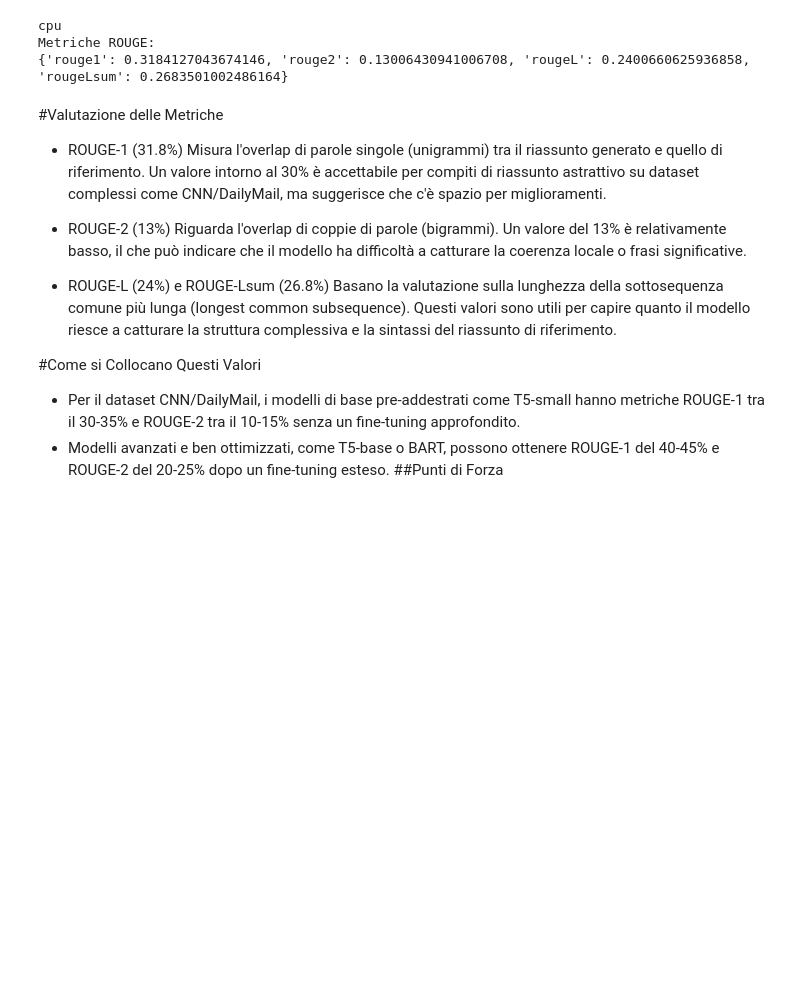
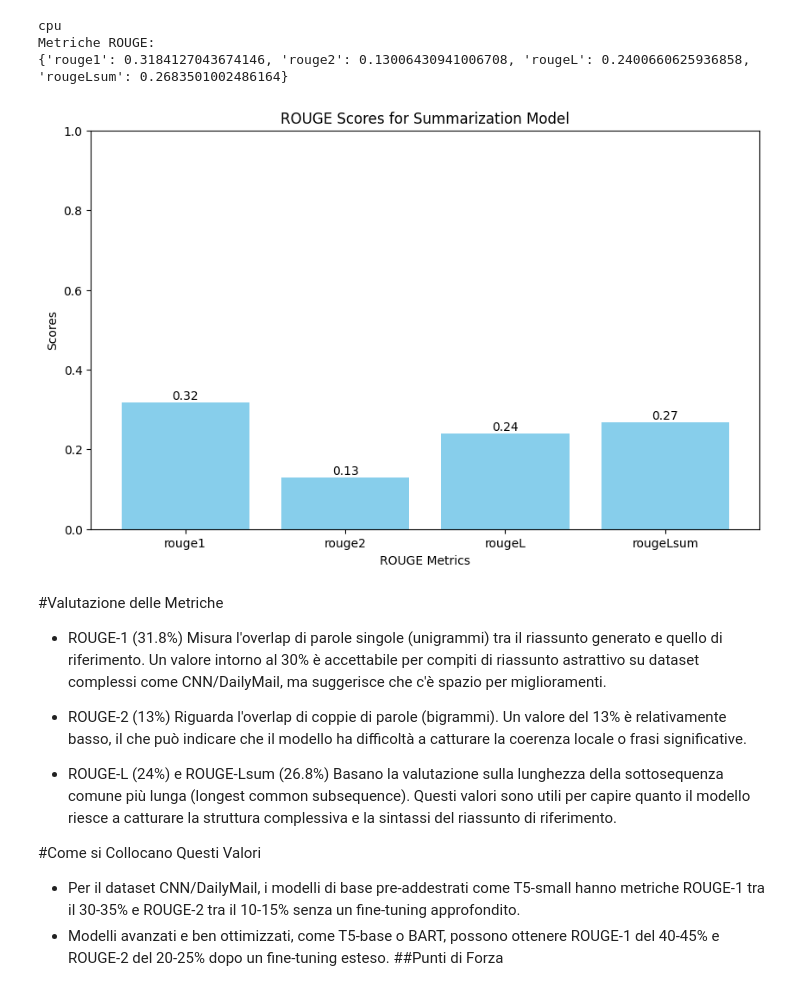
Before and after one commit to davidmegli/text-summarization, a Jupyter notebook: text-summarization.ipynb, the cells around one changed output. Cells and saved outputs as stored; diff of their text form; code cells hidden in the pictures; blank space fills up the shorter version.

Commit message:
added scores plot

```diff
--- a/text-summarization.ipynb
+++ b/text-summarization.ipynb
@@ -467,6 +467,29 @@ print(scores)
 cpu
 Metriche ROUGE:
 {'rouge1': 0.3184127043674146, 'rouge2': 0.13006430941006708, 'rougeL': 0.2400660625936858, 'rougeLsum': 0.2683501002486164}
+# %%
+# prompt: plot scores
+
+import matplotlib.pyplot as plt
+
+# Assuming 'scores' is a dictionary as returned by rouge.compute()
+# Example: scores = {'rouge1': 0.45, 'rouge2': 0.23, 'rougeL': 0.38, 'rougeLsum': 0.42}
+
+metrics = list(scores.keys())
+values = list(scores.values())
+
+plt.figure(figsize=(10, 6))
+plt.bar(metrics, values, color='skyblue')
+plt.xlabel("ROUGE Metrics")
+plt.ylabel("Scores")
+# print values in plot
+for i, v in enumerate(values):
+    plt.text(i, v, str(round(v, 2)), ha='center', va='bottom')
+plt.title("ROUGE Scores for Summarization Model")
+plt.ylim(0, 1)  # Set y-axis limit to 0-1 for ROUGE scores
+plt.show()
+# %% [output]
+[figure, added]
 # %% [markdown]
 #Valutazione delle Metriche
 - ROUGE-1 (31.8%)
```
Also changed, not shown: parts of 1 cell of this notebook.
